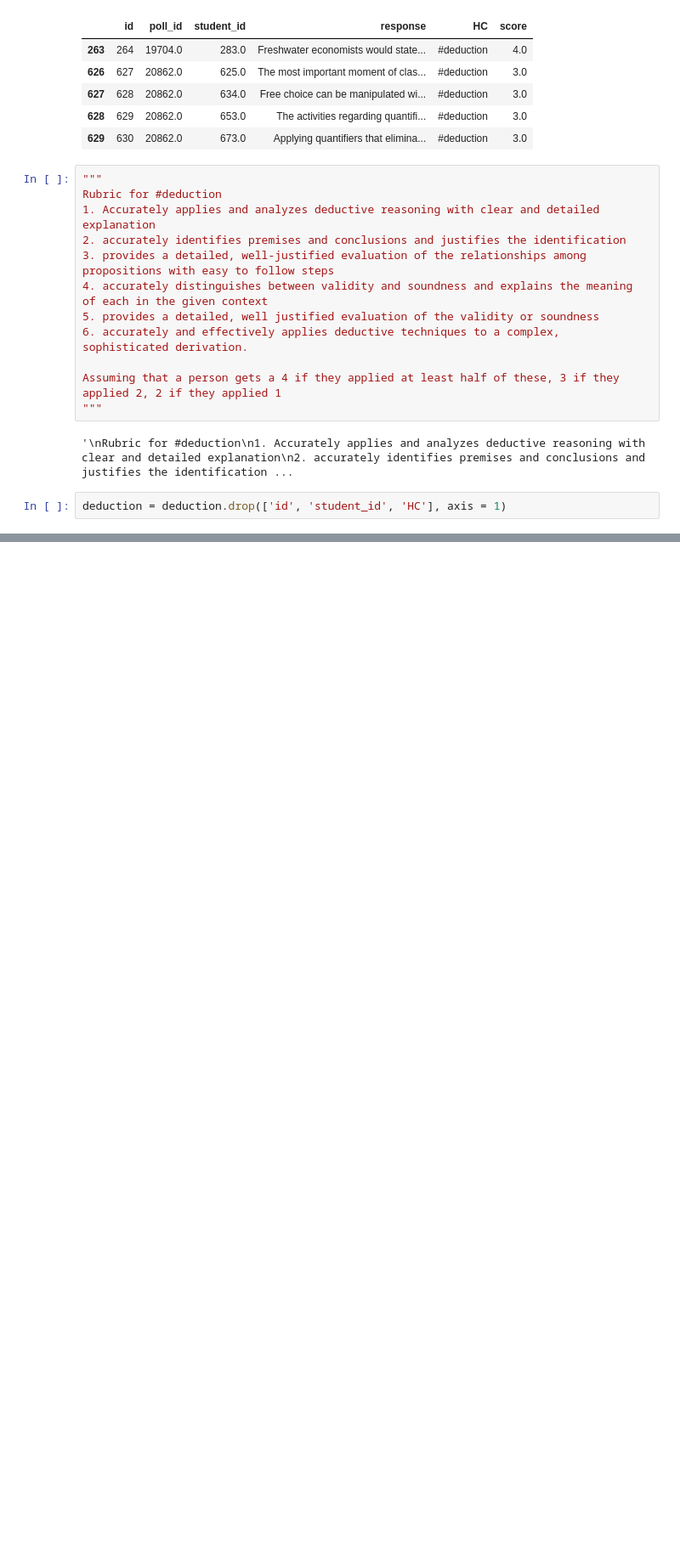
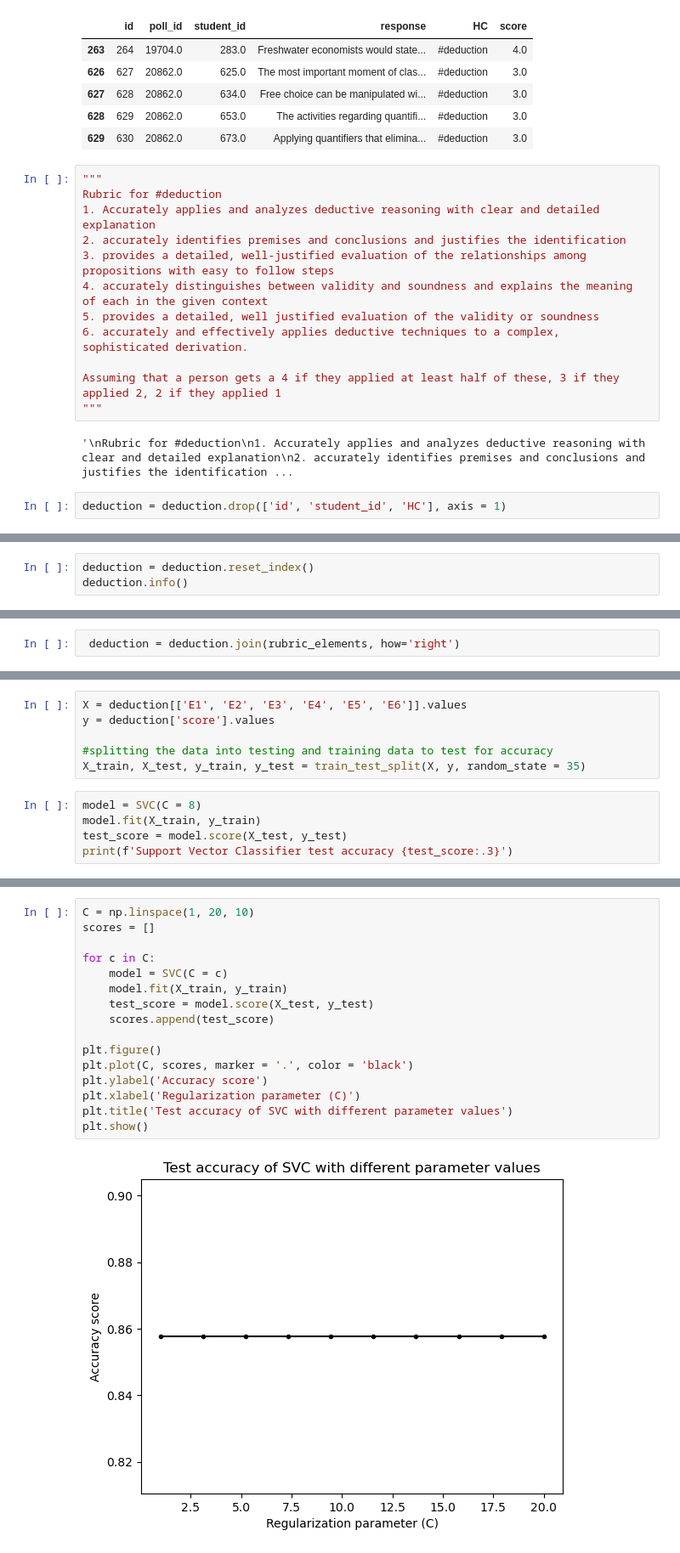
Before and after one commit to AI-lab-grading-nlp/Research, a Jupyter notebook: Element-wise text classification/SVM classifier.ipynb, the cells around one changed output, grey strips where cells are left out. Shown at 85% size. Cells and saved outputs as stored; diff of their text form; blank space fills up the shorter version.

```diff
--- a/Element-wise text classification/SVM classifier.ipynb
+++ b/Element-wise text classification/SVM classifier.ipynb
@@ -107,0 +134,3 @@ np.random.randint(4)
+# %%
+deduction = deduction.reset_index()
+deduction.info()
@@ -107,0 +150,2 @@ np.random.randint(4)
+# %%
+ deduction = deduction.join(rubric_elements, how='right')
@@ -107,0 +154,11 @@ np.random.randint(4)
+# %%
+X = deduction[['E1', 'E2', 'E3', 'E4', 'E5', 'E6']].values
+y = deduction['score'].values
+
+#splitting the data into testing and training data to test for accuracy
+X_train, X_test, y_train, y_test = train_test_split(X, y, random_state = 35)
+# %%
+model = SVC(C = 8)
+model.fit(X_train, y_train)
+test_score = model.score(X_test, y_test)
+print(f'Support Vector Classifier test accuracy {test_score:.3}')
@@ -107,0 +169,18 @@ np.random.randint(4)
+# %%
+C = np.linspace(1, 20, 10)
+scores = []
+
+for c in C:
+    model = SVC(C = c)
+    model.fit(X_train, y_train)
+    test_score = model.score(X_test, y_test)
+    scores.append(test_score)
+
+plt.figure()
+plt.plot(C, scores, marker = '.', color = 'black')
+plt.ylabel('Accuracy score')
+plt.xlabel('Regularization parameter (C)')
+plt.title('Test accuracy of SVC with different parameter values')
+plt.show()
+# %% [output]
+[figure, added]
```
Also changed, not shown: parts of 14 cells of this notebook.
